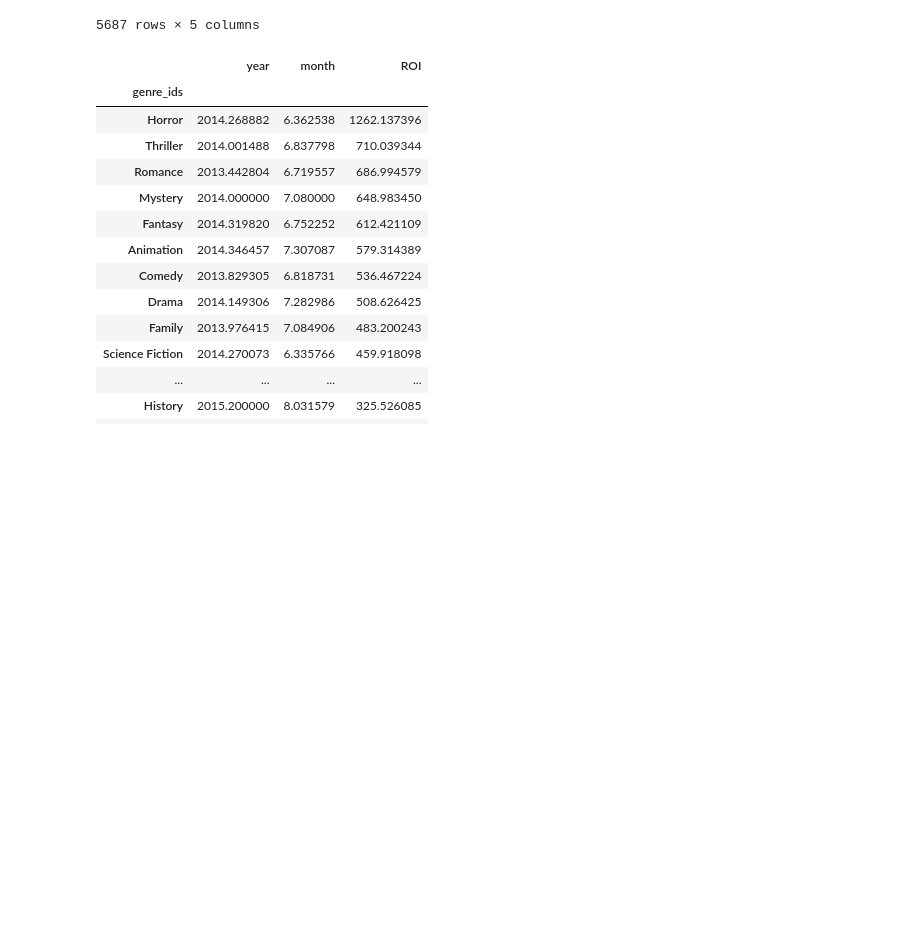
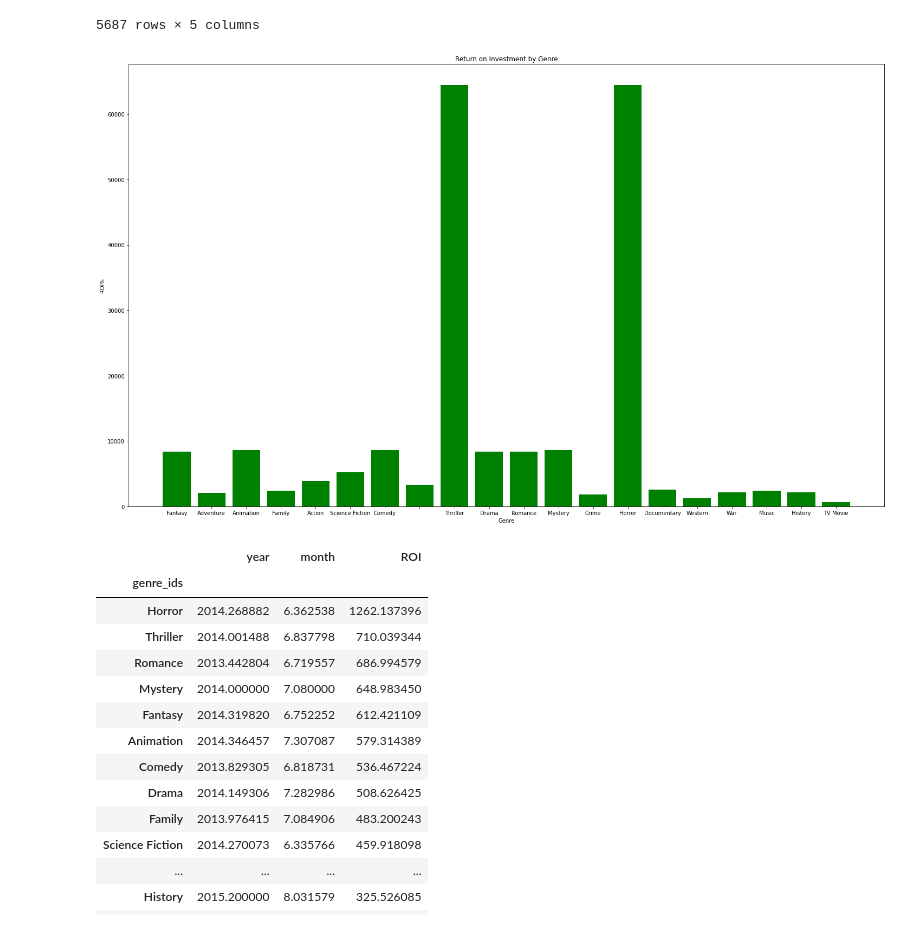
Before and after one commit to ElyLin/MovieAnalysisProject, a Jupyter notebook: Draft_with_recommendation.ipynb, the cells around one changed output. Cells and saved outputs as stored; diff of their text form; code cells hidden in the pictures; blank space fills up the shorter version.

```diff
--- a/Draft_with_recommendation.ipynb
+++ b/Draft_with_recommendation.ipynb
@@ -371,5 +380,20 @@ month_genre_roi_title
 | 2949 | Mystery | 3 | 2011 | 9 | 4.934250 |
 | 2949 | Thriller | 3 | 2011 | 9 | 4.934250 |
 5687 rows × 5 columns
+# %%
+fig, ax = plt.subplots(figsize=(25, 15))# this makes us our blank peice of graph paper, and we can set a size
+
+Genre = month_genre_roi_title['genre_ids']
+ROI = month_genre_roi_title['ROI']
+
+ax.bar(                                 # we declare the type of plot we are making
+    x = Genre,                  # we set our x axis
+    height = ROI,             # since I'm making a bar graph, it's asking for x and height
+    color = 'green')
+ax.set_xlabel('Genre') # setting the x/y label with 'ax.set_xlabel('name of label goes here')'
+ax.set_ylabel('ROI%')
+ax.set_title('Return on Investment by Genre'); #always have a title and always end code with a ';'
+# %% [output]
+[figure, added]
 # %%
 #let's make a new dataframe where it is clear what the mean Return on Investment is for each genre
```
Also changed, not shown: parts of 11 cells of this notebook.
